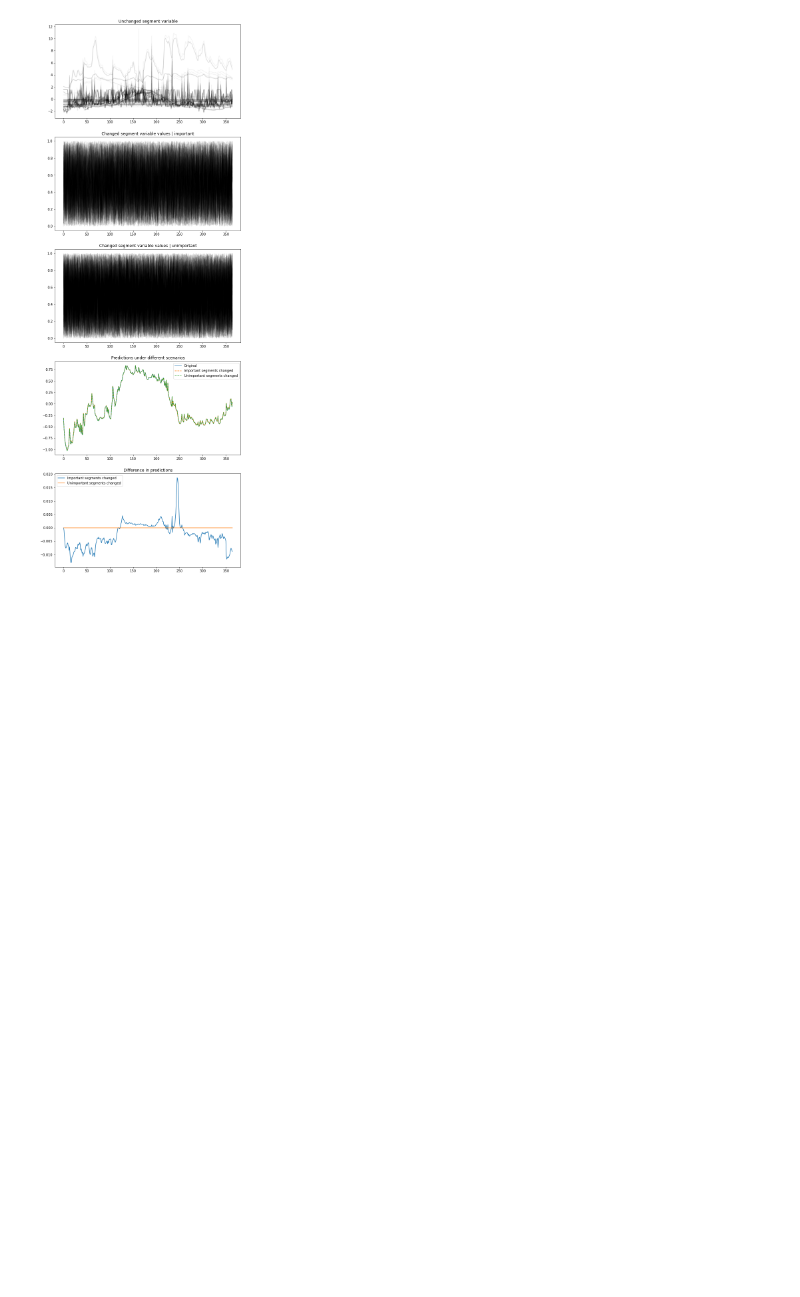
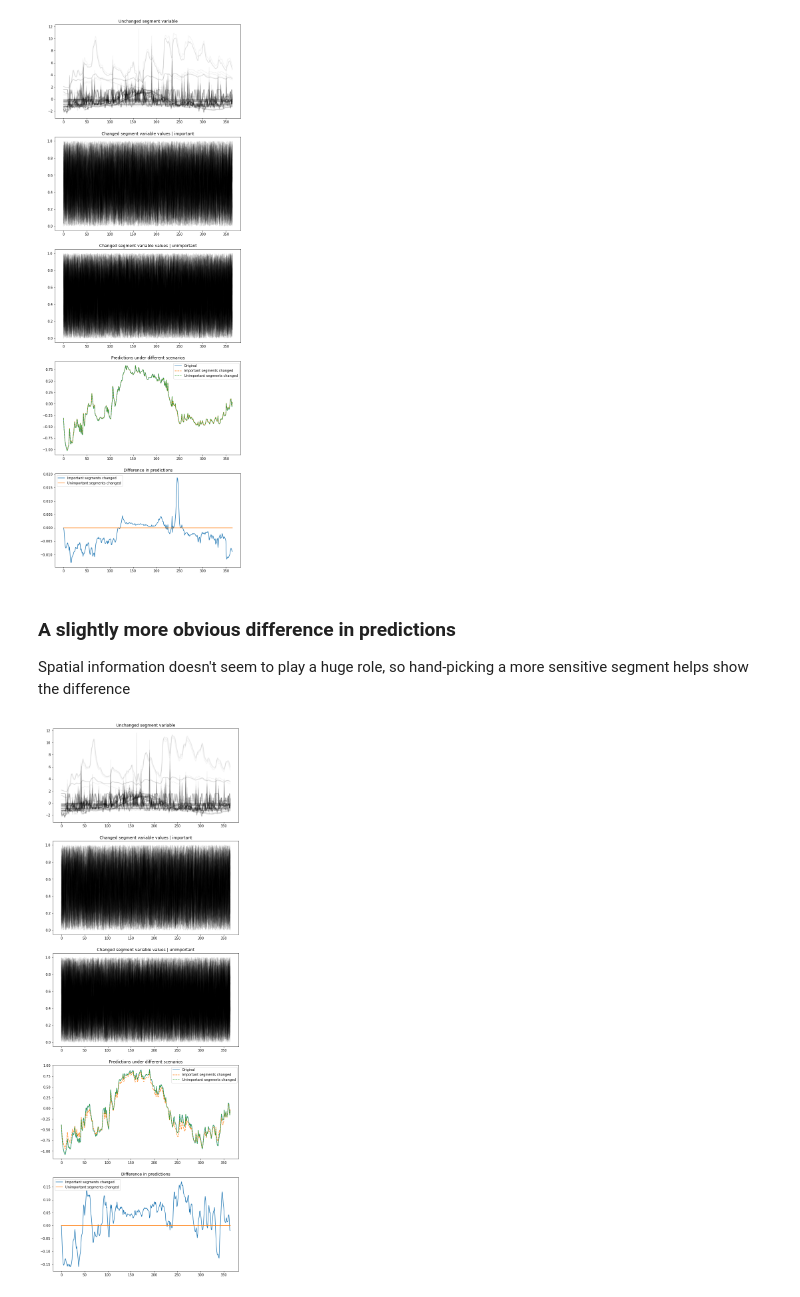
Before and after one commit to DOI-USGS/xai-workflows, a Jupyter notebook: prototyping_notebooks/03_01_02_RGCN_CustomIntGrad_RiverDl_Spatial.ipynb, the cells around one changed output. Drawn from its saved outputs; the diff is of its cells as text; code cells hidden in the pictures; blank space fills up the shorter version.

Commit message:
added a clearer spatial example (kept original too)

```diff
--- a/prototyping_notebooks/03_01_02_RGCN_CustomIntGrad_RiverDl_Spatial.ipynb
+++ b/prototyping_notebooks/03_01_02_RGCN_CustomIntGrad_RiverDl_Spatial.ipynb
@@ -320,4 +320,19 @@ least_relev = np.argsort(-np.sum(np.sum(np.abs(IG_vals), axis = 2), axis = 1))[-
 compare_spatially_altered(spatial_focus, most_relev, least_relev)
 # %% [output]
 [figure]
+# %% [markdown]
+### A slightly more obvious difference in predictions
+
+Spatial information doesn't seem to play a huge role, so hand-picking a more sensitive segment helps show the difference
+# %%
+spatial_focus = -1
+
+IG_vals = integrated_gradients(x, y, model, 2, torch.zeros_like(x), temporal_focus = -1, spatial_focus = spatial_focus)
+
+most_relev = np.argsort(-np.sum(np.sum(np.abs(IG_vals), axis = 2), axis = 1))[1:5] # 1:5 because not itself
+least_relev = np.argsort(-np.sum(np.sum(np.abs(IG_vals), axis = 2), axis = 1))[-5:]
+# %%
+compare_spatially_altered(spatial_focus, most_relev, least_relev)
+# %% [output]
+[figure, added]
 # %% [markdown]
```
Also changed, not shown: parts of 1 cell of this notebook.
